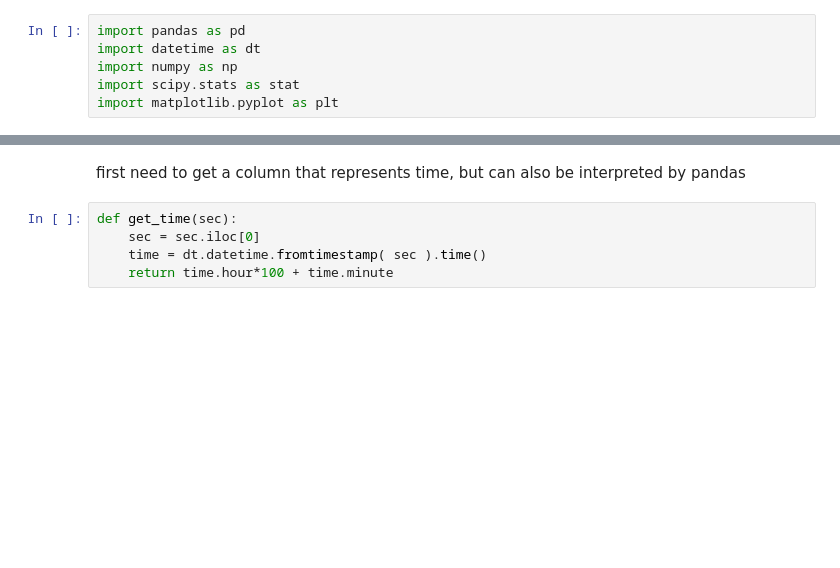
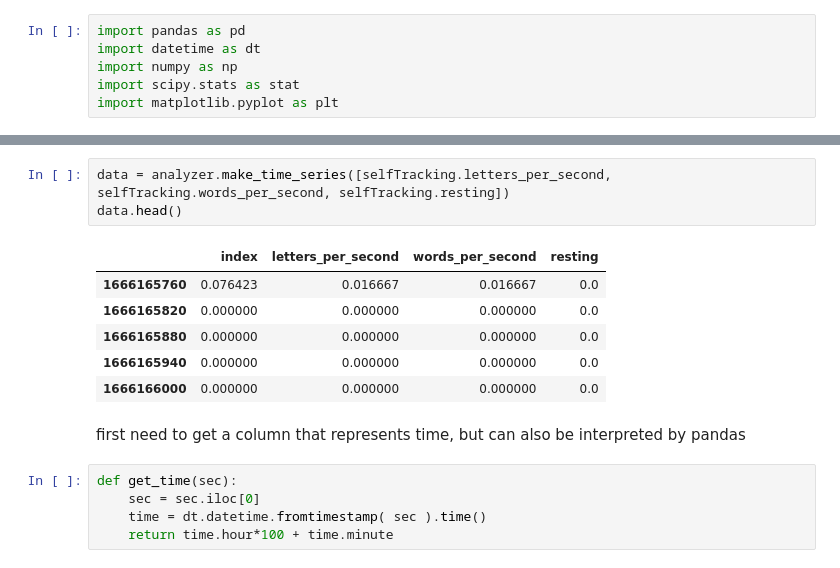
Before and after one commit to janskorupski/selfTracking, a Jupyter notebook: Example of usage.ipynb, the cells around one changed output, grey strips where cells are left out. Cells and saved outputs as stored; diff of their text form; blank space fills up the shorter version.

```diff
--- a/Example of usage.ipynb
+++ b/Example of usage.ipynb
@@ -25,3 +31,13 @@ data
+# %%
+data = analyzer.make_time_series([selfTracking.letters_per_second, selfTracking.words_per_second, selfTracking.resting])
+data.head()
+# %% [output]
+|  | index | letters_per_second | words_per_second | resting |
+| 1666165760 | 0.076423 | 0.016667 | 0.016667 | 0.0 |
+| 1666165820 | 0.000000 | 0.000000 | 0.000000 | 0.0 |
+| 1666165880 | 0.000000 | 0.000000 | 0.000000 | 0.0 |
+| 1666165940 | 0.000000 | 0.000000 | 0.000000 | 0.0 |
+| 1666166000 | 0.000000 | 0.000000 | 0.000000 | 0.0 |
 # %% [markdown]
 first need to get a column that represents time, but can also be interpreted by pandas
 # %%
```
Also changed, not shown: parts of 9 cells of this notebook.
